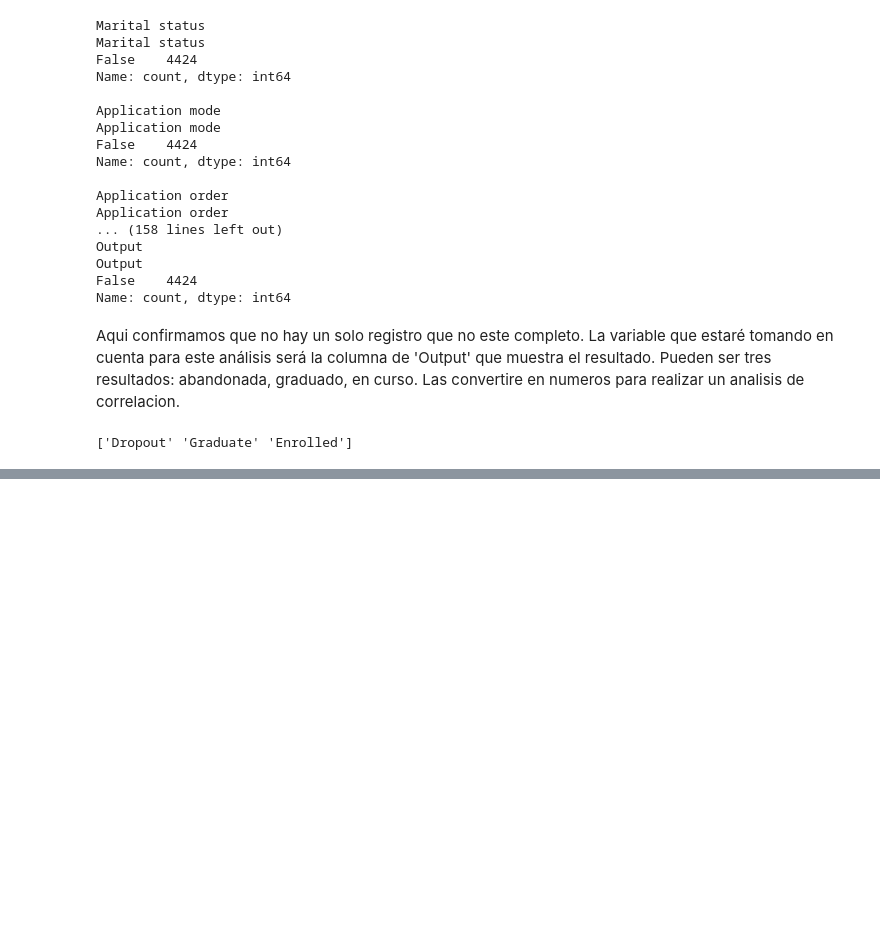
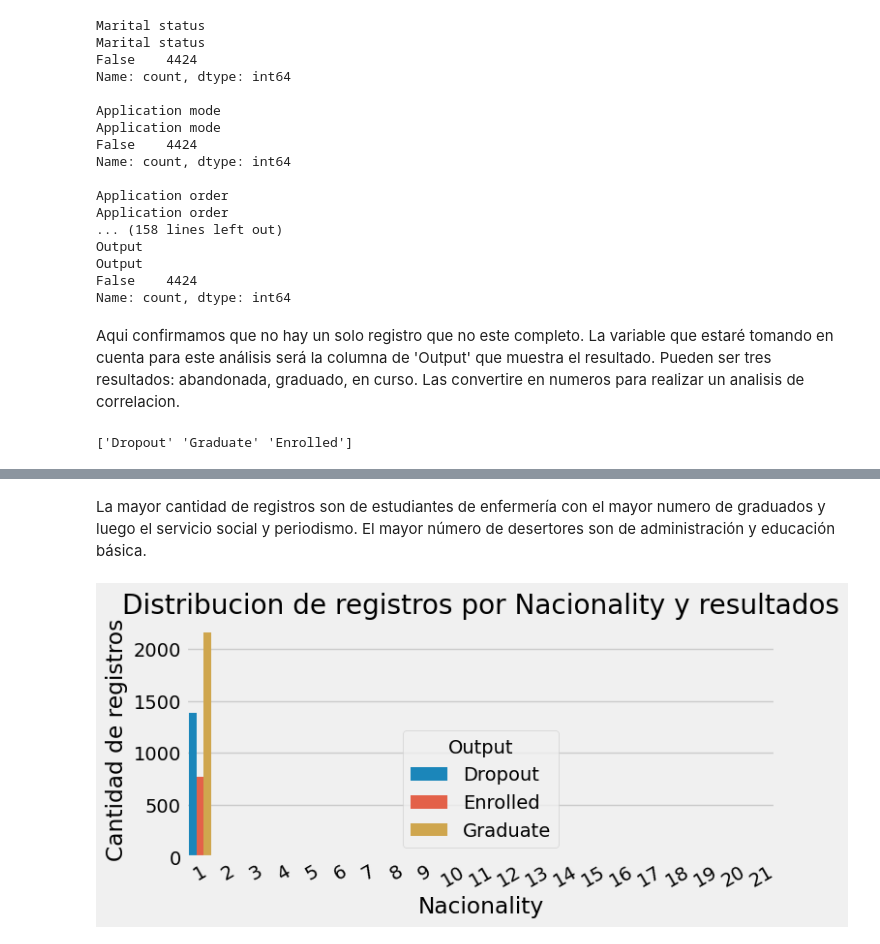
Before and after one commit to AntonioDilone/Dropout-Analysis, a Jupyter notebook: DropoutAnalysis.ipynb, the cells around one changed output, grey strips where cells are left out. Saved outputs shown, nothing was run; the diff lists cells and outputs as text; code cells hidden in the pictures; blank space fills up the shorter version.

```diff
--- a/DropoutAnalysis.ipynb
+++ b/DropoutAnalysis.ipynb
@@ -139,0 +177,14 @@ dtype: float64
+# %% [markdown]
+La mayor cantidad de registros son de estudiantes de enfermería con el mayor numero de graduados y luego el servicio social y periodismo. El mayor número de desertores son de administración y educación básica.
+# %%
+counts = df.groupby(['Nacionality', 'Output']).size().reset_index(name='Count')
+counts['Output'] = counts['Output'].astype(str)
+plt.figure(figsize=(7,3))
+sns.barplot(data = counts, x='Nacionality', y ='Count', hue='Output')
+plt.ylabel('Cantidad de registros')
+plt.xlabel('Nacionality')
+plt.title('Distribucion de registros por Nacionality y resultados')
+plt.xticks(rotation=30)
+plt.show()
+# %% [output]
+[figure, added]
```
Also changed, not shown: parts of 22 cells of this notebook.
